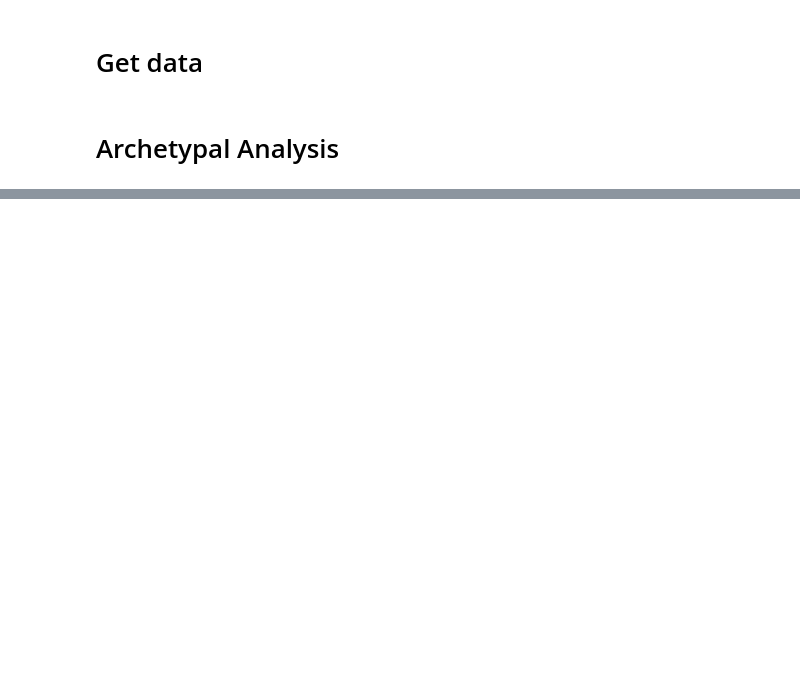
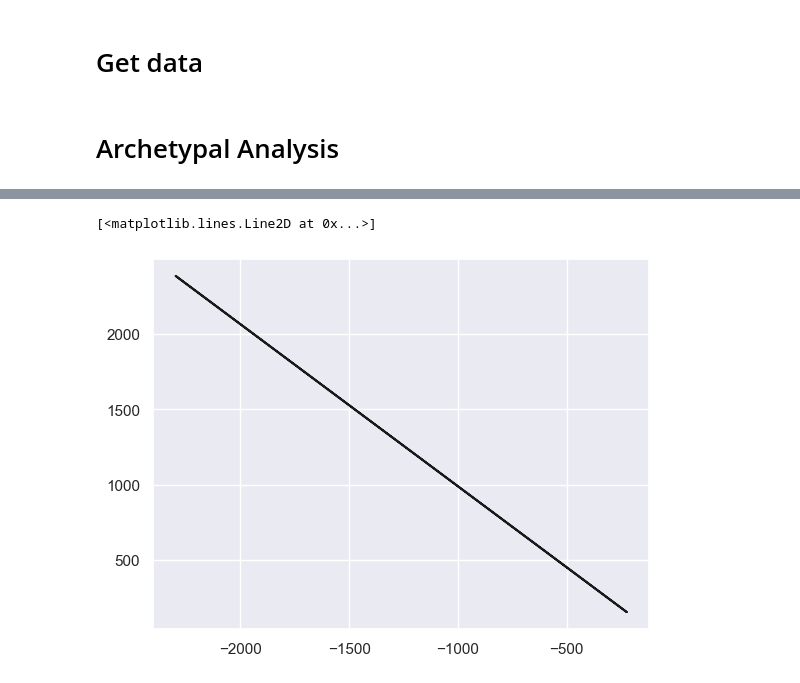
Before and after one commit to tbarcinski/02582-Computational-Data-Analysis, a Jupyter notebook: Case2/AA.ipynb, the cells around one changed output, grey strips where cells are left out. Saved outputs shown, nothing was run; the diff lists cells and outputs as text; code cells hidden in the pictures; blank space fills up the shorter version.

```diff
--- a/Case2/AA.ipynb
+++ b/Case2/AA.ipynb
@@ -61,0 +71,10 @@ Variance explained: 0.9949744595485853
+# %%
+# missing code for plotting data
+# ..
+
+# Plot line on top of data
+X_plot = np.asarray(np.concatenate((XC, XC[:,0]),axis=1))
+plt.plot(X_plot[0,:],X_plot[1,:], 'k-')
+# %% [output]
+[<matplotlib.lines.Line2D at 0x...>]
+[figure, added]
```
Also changed, not shown: parts of 13 cells of this notebook.
